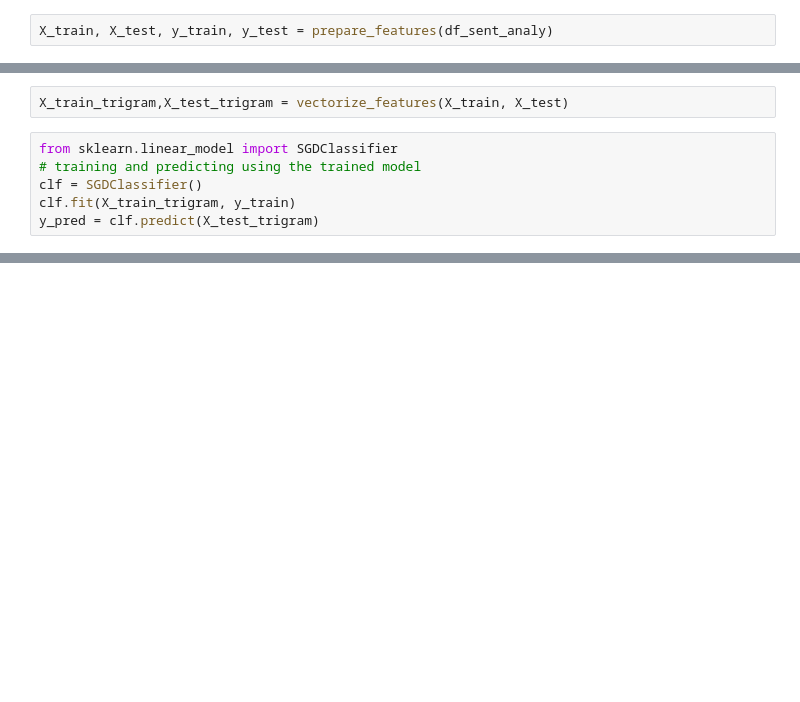
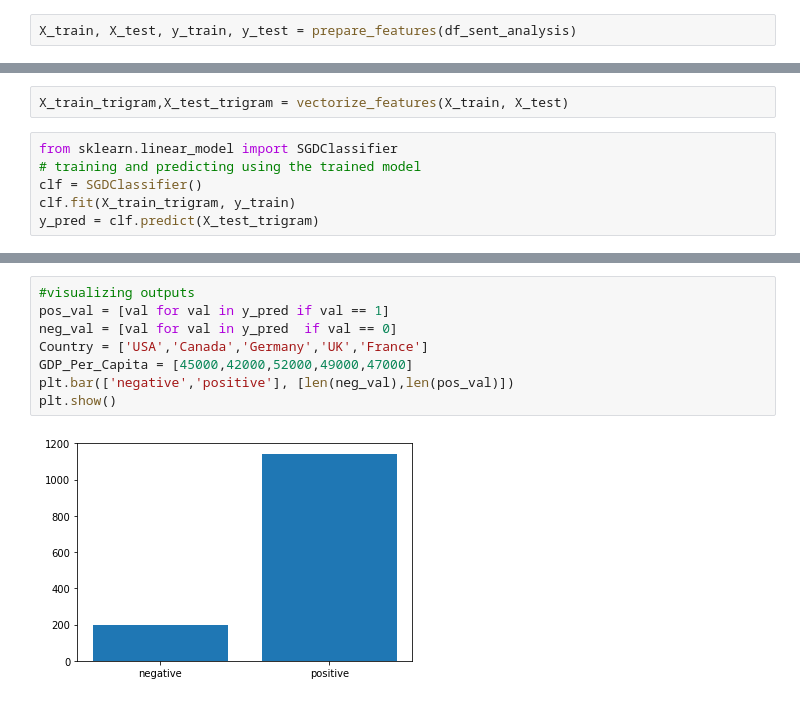
Before and after one commit to DiboraHaile/Twitter-Data-Analysis, a Jupyter notebook: notebooks/SentenceAnalysis.ipynb, the cells around one changed output, grey strips where cells are left out. Cells and saved outputs as stored; diff of their text form; blank space fills up the shorter version.

```diff
--- a/notebooks/SentenceAnalysis.ipynb
+++ b/notebooks/SentenceAnalysis.ipynb
@@ -142,7 +134,7 @@ def prepare_features(df):
     X_train, X_test, y_train, y_test = train_test_split(X, y, test_size=0.4)
     return X_train, X_test, y_train, y_test
 # %%
-X_train, X_test, y_train, y_test = prepare_features(df_sent_analy)
+X_train, X_test, y_train, y_test = prepare_features(df_sent_analysis)
 # %%
 def vectorize_features(x_train,x_test):
   trigram_vect = CountVectorizer(ngram_range=(3, 3))
@@ -185,0 +175,10 @@ The precision score is 0.9775277523442061 and the recall score is 0.976900149031
+# %%
+#visualizing outputs
+pos_val = [val for val in y_pred if val == 1]
+neg_val = [val for val in y_pred  if val == 0]
+Country = ['USA','Canada','Germany','UK','France']
+GDP_Per_Capita = [45000,42000,52000,49000,47000]
+plt.bar(['negative','positive'], [len(neg_val),len(pos_val)])
+plt.show()
+# %% [output]
+[figure, added]
```
Also changed, not shown: parts of 5 cells of this notebook.
